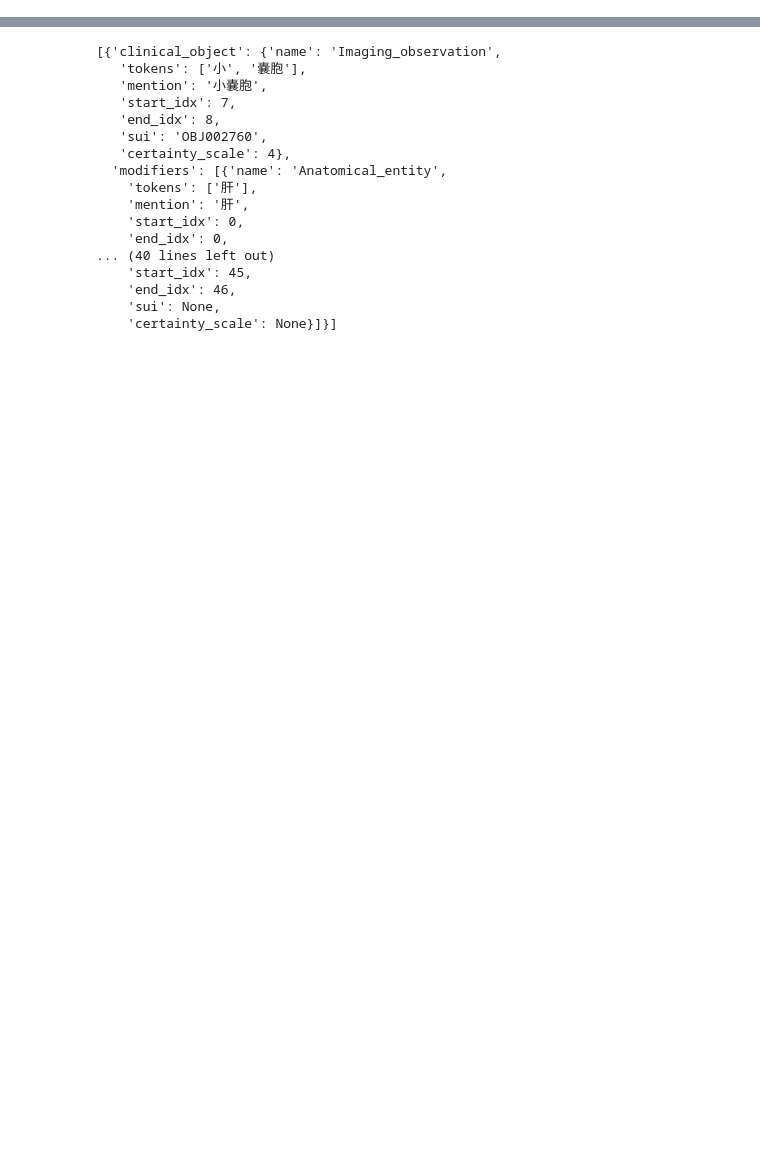
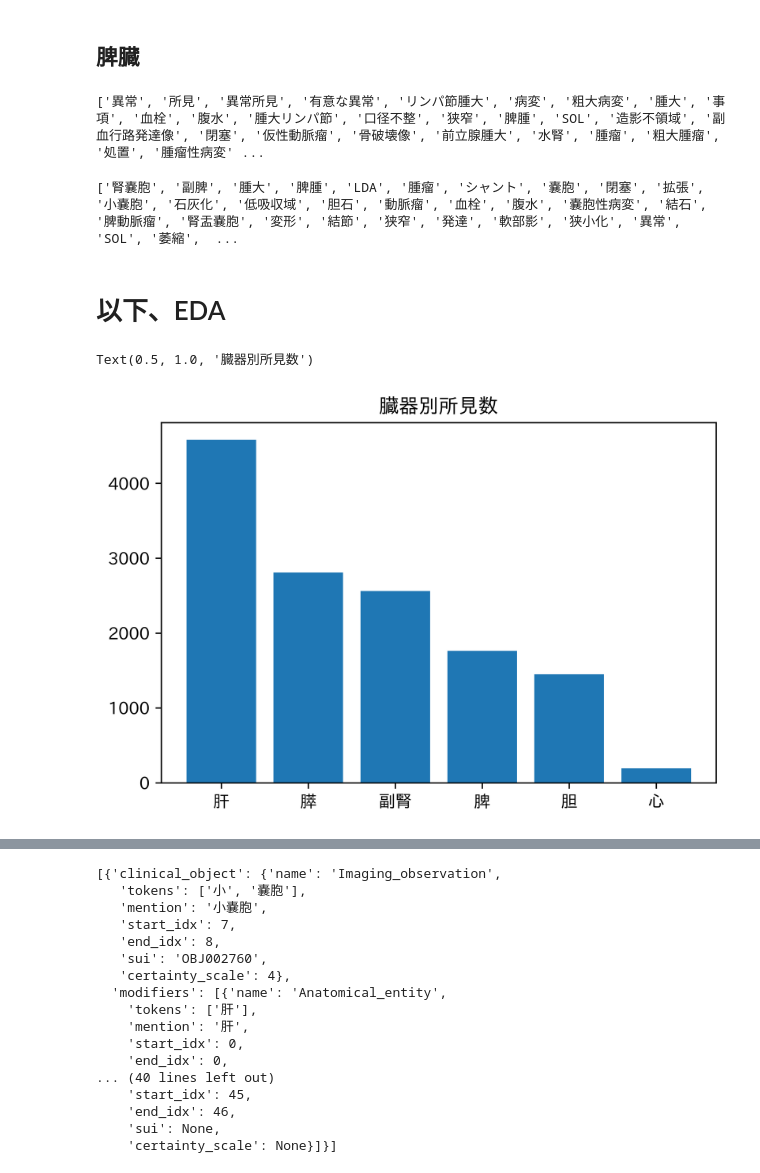
Before and after one commit to jun-sato/sato_j-mid_ad, a Jupyter notebook: code/eda_json.ipynb, the cells around one changed output, grey strips where cells are left out. Saved outputs shown, nothing was run; the diff lists cells and outputs as text; code cells hidden in the pictures; blank space fills up the shorter version.

```diff
--- a/code/eda_json.ipynb
+++ b/code/eda_json.ipynb
@@ -9,3 +0,0 @@ from tqdm import tqdm
-# %%
-json_open = open('../data/jsons/025b8a9f86d048aeb4fb008f48395920.json', 'r')
-json_load = json.load(json_open)
@@ -117,0 +116,3 @@ print(counter,organ)
+# %%
+df = pd.read_pickle('../server_data/all_data_20211001-20220605.zip')
+df.head()
@@ -117,0 +126,31 @@ print(counter,organ)
+# %%
+organs = ['心','肝','胆','膵','脾','副腎']
+os.makedirs('../output',exist_ok=True)
+counter = 0
+jmid_names = df['jmid_name']
+json_lists = df['FINDING_JSON']
+#def detect_change(modifiers):
+change_word_list = []
+clinical_word_list = []
+data = []
+for jmid_name,json_load in tqdm(zip(jmid_names,json_lists)):
+    #json_open = open(json_list,'r')
+    #key = os.path.basename(json_list).split('.')[0]
+    #json_load = json.load(json_open)
+    for organ in organs:
+        #print(organ)
+        for i in range(len(json_load)):
+            bool_anatomy = search_anatomy(json_load[i]['modifiers'],organ)
+            #bool_change,change = search_change(json_load[i]['modifiers'])
+            #print(json_load[i]['modifiers'])
+            clinical_scale,clinical_word = search_clinicalfinding(json_load[i]['modifiers'])
+            observe_scale, observe_name, observe_word = search_imgobservation(json_load[i])
+
+            if bool_anatomy:
+                data.append([jmid_name,organ,observe_word,observe_name,observe_scale,clinical_word,clinical_scale])
+
+            else:
+                continue
+
+data = pd.DataFrame(data,columns=['file','organ','obs_findings','obs_name','obs_certainty','clin_findings','clin_certainty'])
+data['file'] = data['file'].apply(lambda x:x.split('/')[-1])
@@ -119,0 +261,2 @@ pd.DataFrame(clinical_word_list).to_csv('../output/adrenal_clinical_discriptor.c
+# %% [markdown]
+## 脾臓
@@ -119,0 +265,4 @@ pd.DataFrame(clinical_word_list).to_csv('../output/adrenal_clinical_discriptor.c
+# %%
+print([i for i in data_spleen[data_spleen['obs_certainty'] == 0]['obs_findings'].value_counts().index])
+# %% [output]
+['異常', '所見', '異常所見', '有意な異常', 'リンパ節腫大', '病変', '粗大病変', '腫大', '事項', '血栓', '腹水', '腫大リンパ節', '口径不整', '狭窄', '脾腫', 'SOL', '造影不領域', '副血行路発達像', '閉塞', '仮性動脈瘤', '骨破壊像', '前立腺腫大', '水腎', '腫瘤', '粗大腫瘤', '処置', '腫瘤性病変' ...
@@ -119,0 +275,4 @@ pd.DataFrame(clinical_word_list).to_csv('../output/adrenal_clinical_discriptor.c
+# %%
+print([i for i in data_spleen[data_spleen['obs_certainty'] == 4]['obs_findings'].value_counts().index])
+# %% [output]
+['腎嚢胞', '副脾', '腫大', '脾腫', 'LDA', '腫瘤', 'シャント', '嚢胞', '閉塞', '拡張', '小嚢胞', '石灰化', '低吸収域', '胆石', '動脈瘤', '血栓', '腹水', '嚢胞性病変', '結石', '脾動脈瘤', '腎盂嚢胞', '変形', '結節', '狭窄', '発達', '軟部影', '狭小化', '異常', 'SOL', '萎縮',  ...
@@ -119,0 +286,9 @@ pd.DataFrame(clinical_word_list).to_csv('../output/adrenal_clinical_discriptor.c
+# %% [markdown]
+# 以下、EDA
+# %%
+fig, ax = plt.subplots(1,1,dpi = 300)
+ax.bar(data.organ.value_counts().index,height=data.organ.value_counts().values)
+ax.set_title("臓器別所見数")
+# %% [output]
+Text(0.5, 1.0, '臓器別所見数')
+[figure, added]
```
Also changed, not shown: parts of 38 cells of this notebook.
